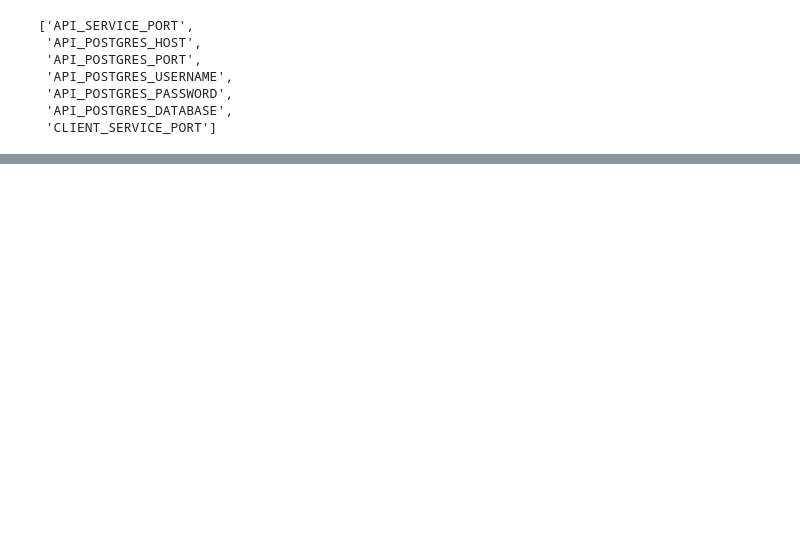
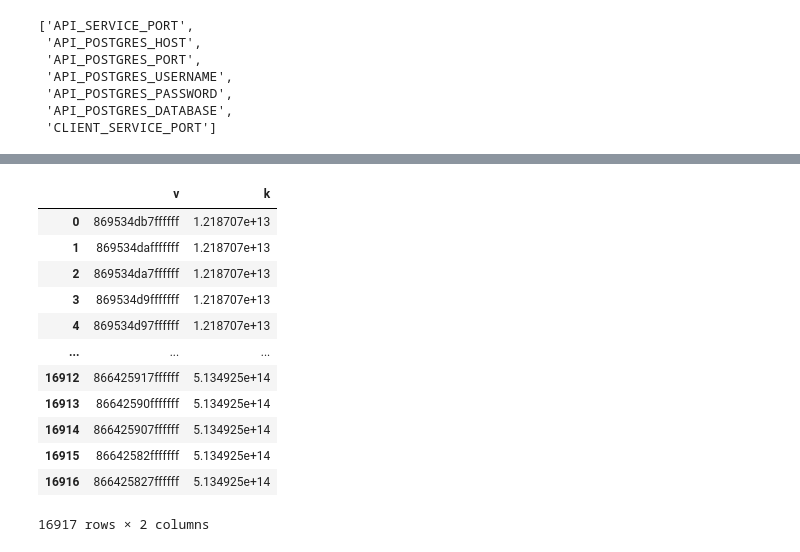
Before and after one commit to Vizzuality/landgriffon, a Jupyter notebook: data/notebooks/Lab/Distributed_impact_prototype_v1.ipynb, the cells around one changed output, grey strips where cells are left out. Saved outputs shown, nothing was run; the diff lists cells and outputs as text; code cells hidden in the pictures; blank space fills up the shorter version.

```diff
--- a/data/notebooks/Lab/Distributed_impact_prototype_v1.ipynb
+++ b/data/notebooks/Lab/Distributed_impact_prototype_v1.ipynb
@@ -275,14 +50,0 @@ response = cursor.fetchall()
-# %%
-clean_response = []
-for el in tqdm(response):
-    clean_response.append({
-        'hexId':el[0],
-        'value': el[1]*1000000000,
-        #'geom': Polygon(h3.h3_to_geo_boundary(el[0]))
-    })
-
-print(len(clean_response))
-
-# export json and explore in keppler
-with open('./water_impact_cotton_india_test.json', 'w') as f:
-    json.dump(clean_response, f)
@@ -399,4 +50,0 @@ for el in tqdm(unique_k):
-# %%
-# export json and explore in keppler
-with open('./distribited_impact_all_sourcing_records.json', 'w') as f:
-    json.dump(clean_response, f)
@@ -406,0 +151,23 @@ Image(filename = "../../datasets/raw/water_impact_all_sourcing_regions.png")
+# %%
+%%time
+#parse data from user filters
+df_impact_map = pd.read_sql_query(
+    SQL_GET_H3_DATA_OVER_GEO_REGION+\
+    SQL_GET_H3_UNCOMPACT_GEO_REGION+
+    f"""
+    SELECT get_h3_uncompact_geo_region(sl."geoRegionId",6) as v, sum((ir.value * get_h3_data_over_georegion(sl."geoRegionId", ir."h3DataId")) / ir.scaler) as k
+    FROM sourcing_location sl
+    RIGHT JOIN sourcing_records sr ON sr."sourcingLocationId" =sl.id
+    INNER JOIN indicator_record ir on ir."sourcingRecordId" =sr.id
+    WHERE sl."adminRegionId" in (
+        SELECT ar.id
+        FROM admin_region ar
+        WHERE mpath LIKE '%a02bee9f-5cc6-4dce-99e1-60be757daee7%' -- list of admin regions ids provided by the user
+        )
+    AND sl."materialId" IN ('52370288-8c6c-4f31-919c-d30538d39ee3')-- list material ids provided by the user
+    ---and sl."t1SupplierId" = 'a02bee9f-5cc6-4dce-99e1-60be757daee7' OR sl."producerId" ='a02bee9f-5cc6-4dce-99e1-60be757daee7' -- add supplier filter
+    AND ir."indicatorId" ='e2c00251-fe31-4330-8c38-604535d795dc'
+    GROUP BY v
+    """, conn)
+df_impact_map
+# %% [output]
@@ -406,0 +176,13 @@ Image(filename = "../../datasets/raw/water_impact_all_sourcing_regions.png")
+|  | v | k |
+| 0 | 869534db7ffffff | 1.218707e+13 |
+| 1 | 869534dafffffff | 1.218707e+13 |
+| 2 | 869534da7ffffff | 1.218707e+13 |
+| 3 | 869534d9fffffff | 1.218707e+13 |
+| 4 | 869534d97ffffff | 1.218707e+13 |
+| ... | ... | ... |
+| 16912 | 866425917ffffff | 5.134925e+14 |
+| 16913 | 86642590fffffff | 5.134925e+14 |
+| 16914 | 866425907ffffff | 5.134925e+14 |
+| 16915 | 86642582fffffff | 5.134925e+14 |
+| 16916 | 866425827ffffff | 5.134925e+14 |
+16917 rows × 2 columns
```
Also changed, not shown: parts of 40 cells of this notebook.
